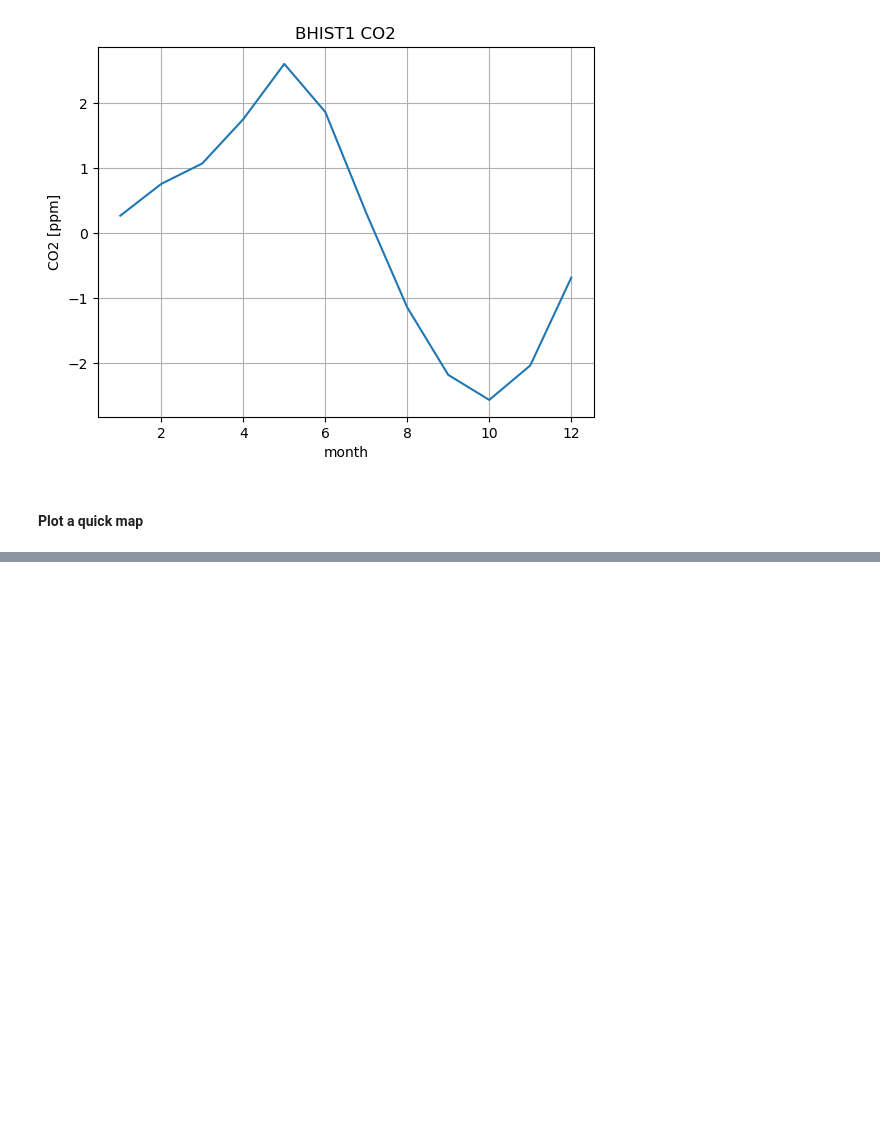
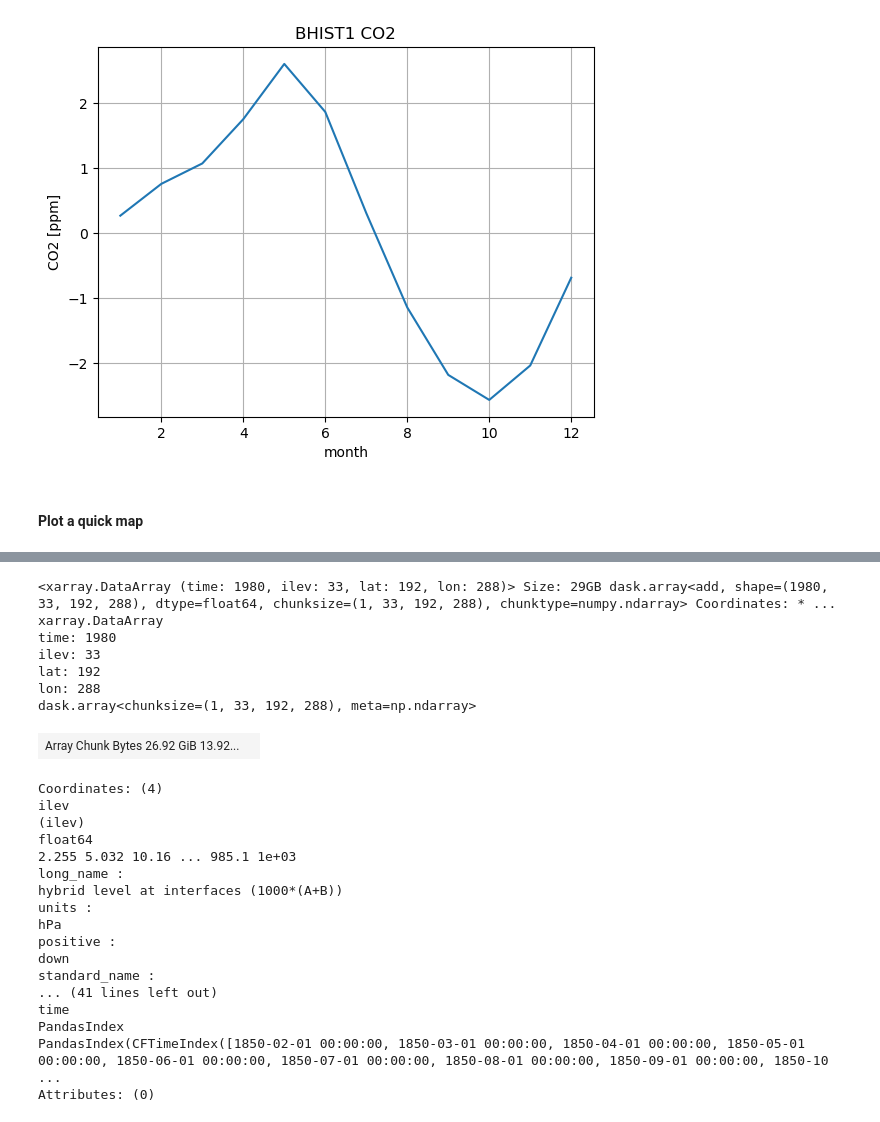
Before and after one commit to NCAR/CESM-emission-driven-run-tutorial, a Jupyter notebook: analysis_notebooks/atmosphericCO2.ipynb, the cells around one changed output, grey strips where cells are left out. Drawn from its saved outputs; the diff is of its cells as text; code cells hidden in the pictures; blank space fills up the shorter version.

Commit message:
Added ability to integrate by pressure

```diff
--- a/analysis_notebooks/atmosphericCO2.ipynb
+++ b/analysis_notebooks/atmosphericCO2.ipynb
@@ -283,0 +284,14 @@ axis.coastlines()  # cartopy function
+# %%
+def calc_pressure_bnds(ds_r):
+    dims=ds_r.dims
+
+    hyai=ds_r['hyai'].expand_dims(dim={'time':dims['time'], 'lat':dims['lat'], 'lon':dims['lon']}, axis=(0,2,3))
+    hybi=ds_r['hybi'].expand_dims(dim={'time':dims['time'], 'lat':dims['lat'], 'lon':dims['lon']}, axis=(0,2,3))
+    PS=ds_r['PS'].expand_dims(dim={ 'ilev':dims['ilev']}, axis=(1))
+
+    P0= float(ds_r['P0'])
+    #p(k) = a(k)*p0 + b(k)*ps.
+    Pbnds=hyai*P0+hybi*PS
+    return Pbnds
+
+#returns pressure in units of [Pa]
@@ -283,0 +326,30 @@ axis.coastlines()  # cartopy function
+# %%
+Pbnds=calc_pressure_bnds(ds_r)
+
+Pbnds
+# %% [output]
+<xarray.DataArray (time: 1980, ilev: 33, lat: 192, lon: 288)> Size: 29GB dask.array<add, shape=(1980, 33, 192, 288), dtype=float64, chunksize=(1, 33, 192, 288), chunktype=numpy.ndarray> Coordinates: * ...
+xarray.DataArray
+time: 1980
+ilev: 33
+lat: 192
+lon: 288
+dask.array<chunksize=(1, 33, 192, 288), meta=np.ndarray>
+| Array Chunk Bytes 26.92 GiB 13.92... |  |
+Coordinates: (4)
+ilev
+(ilev)
+float64
+2.255 5.032 10.16 ... 985.1 1e+03
+long_name :
+hybrid level at interfaces (1000*(A+B))
+units :
+hPa
+positive :
+down
+standard_name :
+... (41 lines left out)
+time
+PandasIndex
+PandasIndex(CFTimeIndex([1850-02-01 00:00:00, 1850-03-01 00:00:00, 1850-04-01 00:00:00, 1850-05-01 00:00:00, 1850-06-01 00:00:00, 1850-07-01 00:00:00, 1850-08-01 00:00:00, 1850-09-01 00:00:00, 1850-10 ...
+Attributes: (0)
```
Also changed, not shown: parts of 7 cells of this notebook.
